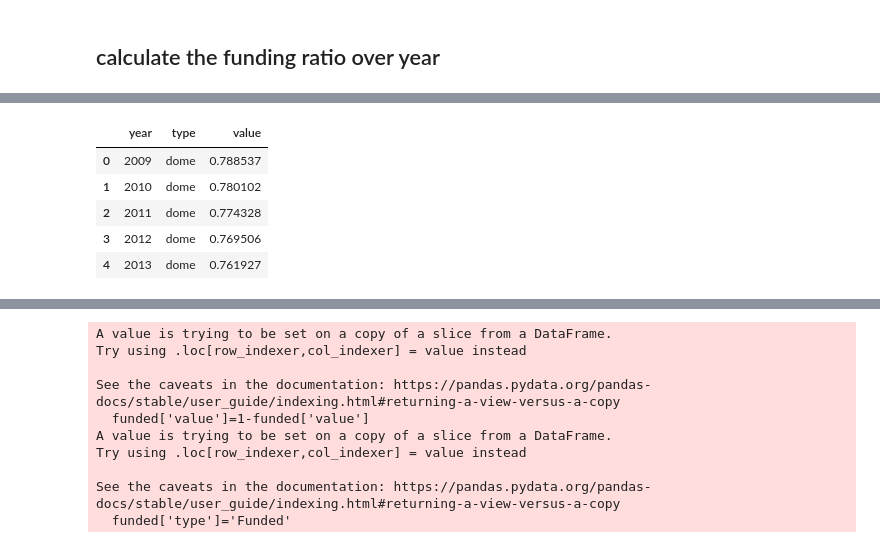
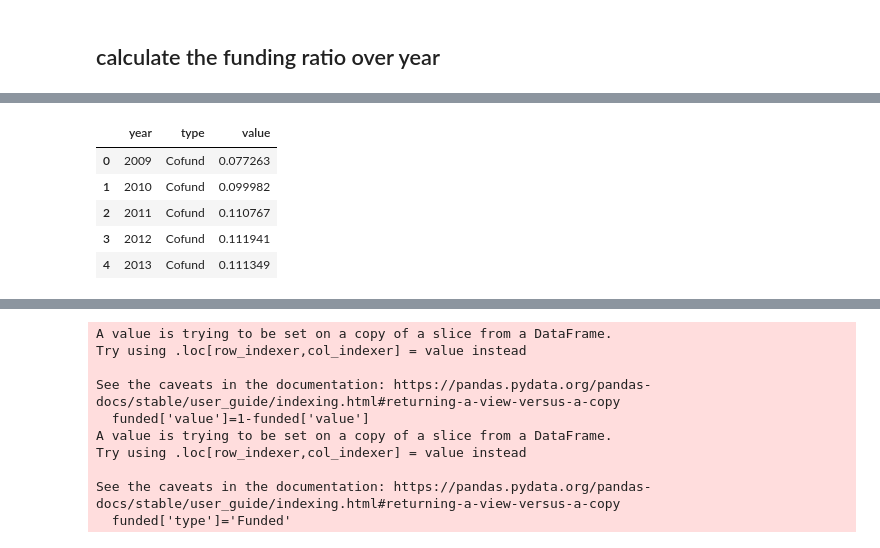
Before and after one commit to LiliMiaohub/national_science_funding, a Jupyter notebook: workflow/scripts/plot_globalfund_fig1.ipynb, the cells around one changed output, grey strips where cells are left out. Cells and saved outputs as stored; diff of their text form; code cells hidden in the pictures.

```diff
--- a/workflow/scripts/plot_globalfund_fig1.ipynb
+++ b/workflow/scripts/plot_globalfund_fig1.ipynb
@@ -18,2 +12,4 @@ cntry_fund_frac_path='../../data/nf_folder/Data/DerivedData/Derived/cntry_fund_f
+# %%
+pubs_path="../../data/nf_folder/Data/DerivedData/CleanedRawData/pub.pkl"
 # %%
 global_funding_path='../../data/nf_folder/Figs/global_funding.pdf'
@@ -41,0 +16,3 @@ pubs_df['coll']=pubs_df['author_distinct'].apply(
+# %%
+pubs_df = pd.read_pickle(pubs_path)
+pubs_df.head()
@@ -50,9 +27,0 @@ pubs_df.head(2)
-# %%
-def num_fd(funders):
-    cnt=3
-    if funders=='Not-Funded':
-        cnt=0
-    elif len(funders)<3 and "EU" not in funders:
-        cnt=len(funders)
-    return cnt
-pubs_df['num_fd']=pubs_df.apply(lambda x: num_fd(x.funder_distinct),axis=1)
@@ -68,14 +28,24 @@ pubs_df.head()
+# %%
+def ftype(funded,cofund):
+    label="null"
+    if funded==0:
+        label='Not-Funded'
+    elif funded==1 and cofund==0:
+        label='single'
+    elif funded==1 and cofund==1:
+        label='Cofund'
+    return label
+pubs_df['ftype']=pubs_df[['funded','cofund']].apply(lambda x:ftype(x.funded,x.cofund),axis=1)
 # %%
-collcnt=pubs_df.groupby(['year','coll']).size().reset_index(name='collcnt')
-collcnt=collcnt.replace(to_replace={'coll':{0:'dome',1:'intcol'}})
-collcnt = collcnt.pivot(index='year',columns='coll',values='collcnt')
-collcnt = collcnt.div(collcnt.sum(axis=1), axis=0)
-collcnt = collcnt.reset_index().melt(id_vars='year',var_name='type', value_name='value')
-collcnt.head()
+fdtype = pubs_df.groupby(['year','ftype']).size().reset_index(name='count')
+fdtype = fdtype.pivot(index='year',columns='ftype',values='count')
+fdtype = fdtype.div(fdtype.sum(axis=1), axis=0)
+fdtype = fdtype.reset_index().melt(id_vars='year',var_name='type', value_name='value')
+fdtype.head()
 # %% [output]
 |  | year | type | value |
-| 0 | 2009 | dome | 0.788537 |
-| 1 | 2010 | dome | 0.780102 |
-| 2 | 2011 | dome | 0.774328 |
-| 3 | 2012 | dome | 0.769506 |
-| 4 | 2013 | dome | 0.761927 |
+| 0 | 2009 | Cofund | 0.077263 |
+| 1 | 2010 | Cofund | 0.099982 |
+| 2 | 2011 | Cofund | 0.110767 |
+| 3 | 2012 | Cofund | 0.111941 |
+| 4 | 2013 | Cofund | 0.111349 |
```
Also changed, not shown: parts of 41 cells of this notebook, 10 other files.
